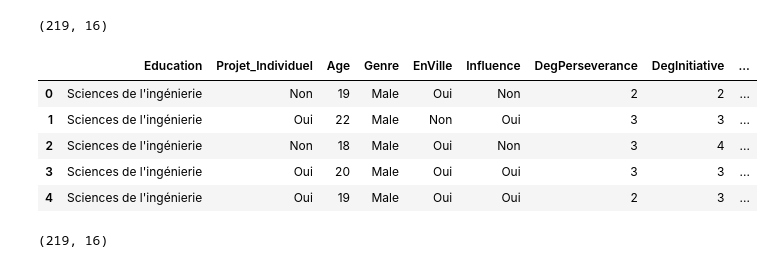
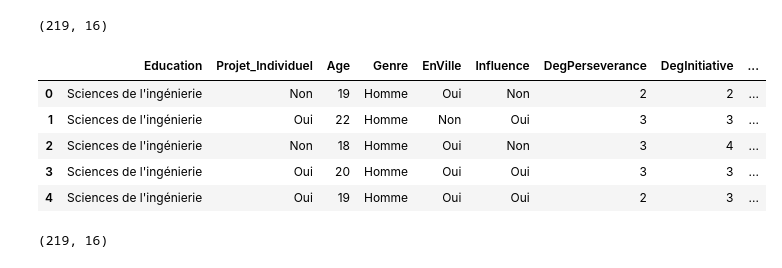
Before and after one commit to asmaembr/Project-advisor, a Jupyter notebook: model/profile_model.ipynb, the cells around one changed output. Saved outputs shown, nothing was run; the diff lists cells and outputs as text; code cells hidden in the pictures.

```diff
--- a/model/profile_model.ipynb
+++ b/model/profile_model.ipynb
@@ -32,27 +32,29 @@ data.shape
 # %%
 replacement_dict = {
     'Yes': 'Oui',
     'No': 'Non',
+    'Male': 'Homme',
+    'Female': 'Femme',
     'Engineering Sciences': 'Sciences de l\'ingénierie',
     'Others': 'Autres',
     'Economic Sciences, Business Studies, Commerce and Law': 'Sciences économiques, études commerciales, commerce et droit',
     'Art, Music or Design': 'Art, musique ou design',
     'Humanities and Social Sciences': 'Sciences humaines et sociales',
     'Medicine, Health Sciences': 'Médecine, sciences de la santé',
     'Teaching Degree (e.g., B.Ed)': 'Diplôme d\'enseignement',
     'Mathematics or Natural Sciences': 'Mathématiques ou sciences naturelles',
     'Language and Cultural Studies': 'Études linguistiques et culturelles'
 }
 
 data.replace(replacement_dict, inplace=True)
 data.head()
 # %% [output]
 |  | Education | Projet_Individuel | Age | Genre | EnVille | Influence | DegPerseverance | DegInitiative | ... |
-| 0 | Sciences de l'ingénierie | Non | 19 | Male | Oui | Non | 2 | 2 | ... |
-| 1 | Sciences de l'ingénierie | Oui | 22 | Male | Non | Oui | 3 | 3 | ... |
-| 2 | Sciences de l'ingénierie | Non | 18 | Male | Oui | Non | 3 | 4 | ... |
-| 3 | Sciences de l'ingénierie | Oui | 20 | Male | Oui | Oui | 3 | 3 | ... |
-| 4 | Sciences de l'ingénierie | Oui | 19 | Male | Oui | Oui | 2 | 3 | ... |
+| 0 | Sciences de l'ingénierie | Non | 19 | Homme | Oui | Non | 2 | 2 | ... |
+| 1 | Sciences de l'ingénierie | Oui | 22 | Homme | Non | Oui | 3 | 3 | ... |
+| 2 | Sciences de l'ingénierie | Non | 18 | Homme | Oui | Non | 3 | 4 | ... |
+| 3 | Sciences de l'ingénierie | Oui | 20 | Homme | Oui | Oui | 3 | 3 | ... |
+| 4 | Sciences de l'ingénierie | Oui | 19 | Homme | Oui | Oui | 2 | 3 | ... |
 # %%
 data.drop_duplicates(inplace=True)
 data.dropna(inplace=True)
```
Also changed, not shown: parts of 1 cell of this notebook, 3 other files.
